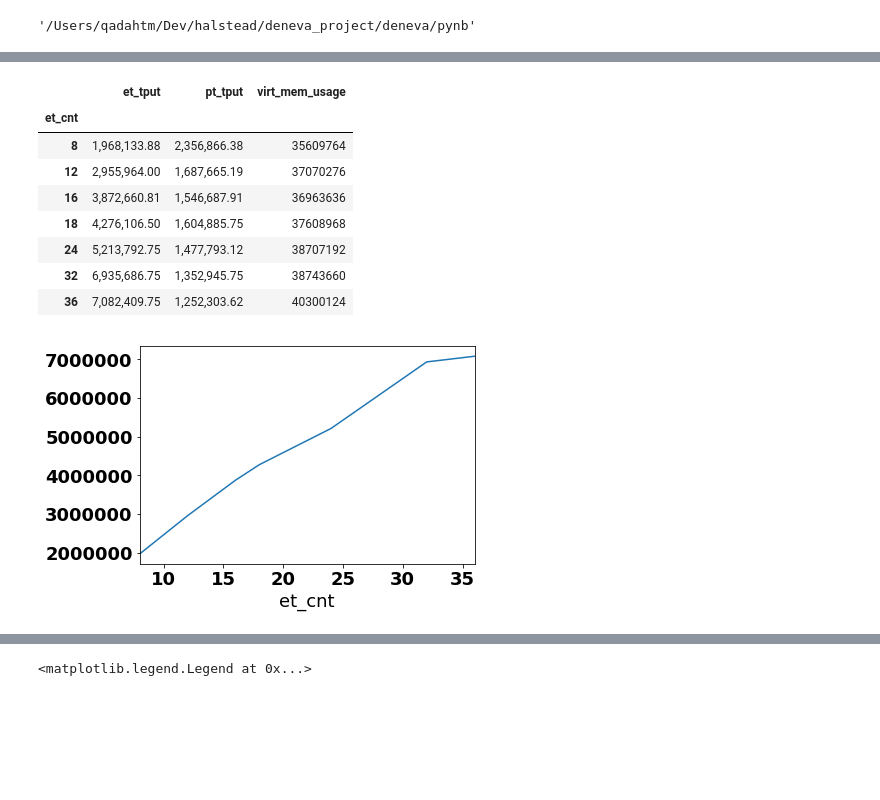
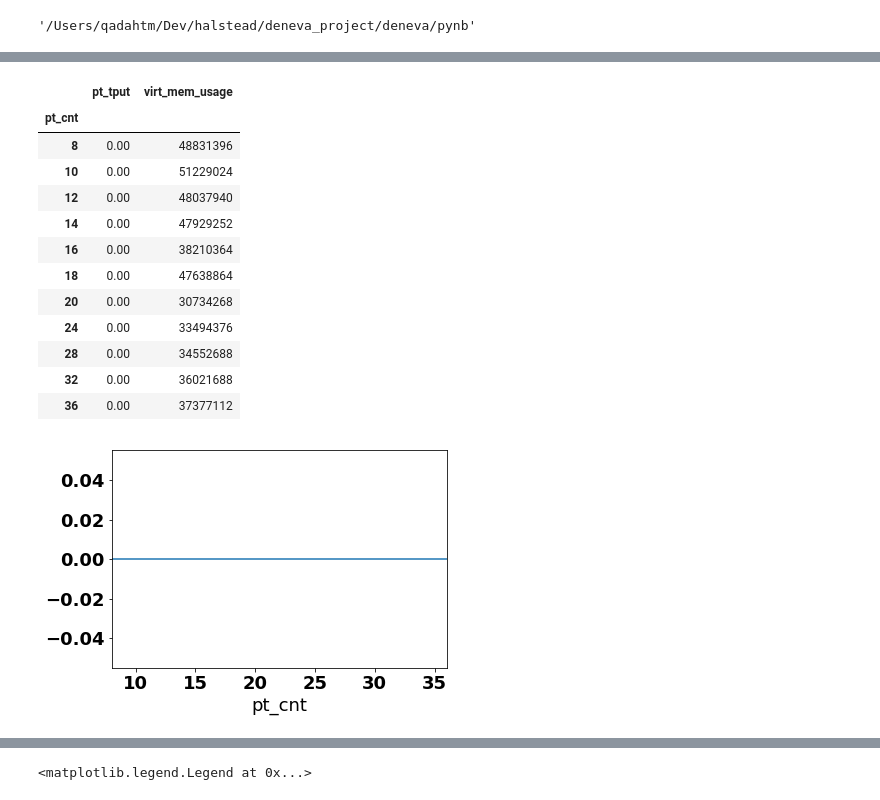
Before and after one commit to qadahtm/deneva, a Jupyter notebook: pynb/QueCC.ipynb, the cells around one changed output, grey strips where cells are left out. Saved outputs shown, nothing was run; the diff lists cells and outputs as text; code cells hidden in the pictures; blank space fills up the shorter version.

Commit message:
Configurable batch_map layout; server initializes messages instead of queries(configurable); fixed and improved stats collection;

```diff
--- a/pynb/QueCC.ipynb
+++ b/pynb/QueCC.ipynb
@@ -322,6 +322,31 @@ directory = "/Users/qadahtm/Dev/halstead/deneva_project/deneva/exp_results/fixed
 directory = "/Users/qadahtm/Dev/halstead/deneva_project/deneva/exp_results/fixed_mode_lookup_simple_eagersplit_readonly2"
 
 directory = "/Users/qadahtm/Dev/halstead/deneva_project/deneva/exp_results/fixed_mode_withdb_simple_eagersplit2"
+directory = "/Users/qadahtm/Dev/halstead/deneva_project/deneva/exp_results/normal_mode_withdb_simple_eagersplit"
+
+directory = "/Users/qadahtm/Dev/halstead/deneva_project/deneva/exp_results/normal_mode_withdb_simple_eagersplit_uniform"
+
+# directory = "/Users/qadahtm/Dev/halstead/deneva_project/deneva/exp_results/normal_mode_withdb_simple_lazysplit_uniform"
+# directory = "/Users/qadahtm/Dev/halstead/deneva_project/deneva/exp_results/fixed_mode_withdb_simple_lazysplit_bptet"
+# directory = "/Users/qadahtm/Dev/halstead/deneva_project/deneva/exp_results/fixed_mode_withdb_simple_lazysplit_ptet"
+# directory = "/Users/qadahtm/Dev/halstead/deneva_project/deneva/exp_results/fixed_mode_withdb_simple_nosplit_ptet"
+# directory = "/Users/qadahtm/Dev/halstead/deneva_project/deneva/exp_results/fixed_mode_withdb_simple_eagersplit_ptet4"
+# directory = "/Users/qadahtm/Dev/halstead/deneva_project/deneva/exp_results/fixed_mode_withdb_simple_nosplit_ptet3"
+directory = "/Users/qadahtm/Dev/halstead/deneva_project/deneva/exp_results/2017-07-17-12-09-49-PM"
+
+#Deneva ClientQueryQueue Initialize queries and create messages on the fly
+directory = "/Users/qadahtm/Dev/halstead/deneva_project/deneva/exp_results/2017-07-17-12-39-21-PM"
+
+#Intialize messages and reuse them
+directory = "/Users/qadahtm/Dev/halstead/deneva_project/deneva/exp_results/2017-07-17-01-09-40-PM"
+
+directory = "/Users/qadahtm/Dev/halstead/deneva_project/deneva/exp_results/2017-07-17-02-42-22-PM"
+# directory = "/Users/qadahtm/Dev/halstead/deneva_project/deneva/exp_results/normal_mode_withdb_simple_eagersplit_ptet"
+
+
+directory = "/Users/qadahtm/Dev/halstead/deneva_project/deneva/exp_results/normal_mode_withdb_simple_nosplit_ptet_msgs"
+
+directory = "/Users/qadahtm/Dev/halstead/deneva_project/deneva/exp_results/normal_mode_withdb_simple_eagersplit_quecc_nowait_zt0zt6"
 
 resFiles = os.listdir(directory)
 # print(resFiles)
@@ -397,7 +422,7 @@ for fname in resFiles:
                 data['worker_cnt'].append(int(e_data['g_thread_cnt']))
 
         if (cc_alg == 'QUECC'):
-            data['worker_cnt'].append(int(e_data['g_thread_cnt'])*2)
+            data['worker_cnt'].append(pt_cnt+et_cnt)
         else:
             data['worker_cnt'].append(int(e_data['g_thread_cnt']))
 
@@ -442,7 +467,8 @@ df = pd.DataFrame(data)
 # df = df[df.worker_cnt>24]
 # df = df[df.cc_alg == 'QUECC']
 # df = df[df.zipf_theta != '0.9']
-# df = df[df.zipf_theta != '0.0']
+# df = df[df.zipf_theta == '0.0']
+df = df[df.zipf_theta == '0.6']
 # df = df[df.commit_strategy != 'IMMEDIATE']
 # df = df[df.et_tput != 0]
 # df = df[df.pt_perc == 50]
@@ -509,25 +543,31 @@ grouped
 # %%
 # grouped = df.groupby(['cc_alg','zipf_theta', 'worker_cnt', 'pt_perc','commit_strategy', 'pt_cnt', 'et_cnt']).tput.agg(['count', 'min', 'max', 'mean'])
 pd.options.display.float_format = '{:,.2f}'.format
 # agg_req_fixed = {'total_tput':'mean', 'et_tput':'mean', 'pt_tput':'mean', 'total_time':'mean', 'pt_time':'mean', 'et_time':'mean'}
-agg_req_fixed = {'et_tput':'mean','pt_tput':'mean','virt_mem_usage':'mean'}
+# agg_req_fixed = {'et_tput':'mean','pt_tput':'mean','virt_mem_usage':'mean'}
+agg_req_fixed = {'pt_tput':'mean','virt_mem_usage':'mean'}
 agg_req = agg_req_fixed
 # grouped = df.groupby(['cc_alg','zipf_theta', 'worker_cnt', 'pt_perc','commit_strategy', 'pt_cnt', 'et_cnt']).agg(agg_req)
-grouped = df.groupby(['et_cnt']).agg(agg_req)
+# grouped = df.groupby(['et_cnt', 'pt_cnt']).agg(agg_req)
+grouped = df.groupby(['pt_cnt']).agg(agg_req)
 # grouped = df.groupby(['et_cnt']).agg(agg_req)
 # grouped['pt_tput'].plot()
-grouped['et_tput'].plot()
+grouped['pt_tput'].plot()
 grouped
 # %% [output]
-|  | et_tput | pt_tput | virt_mem_usage |
-| et_cnt |  |  |  |
-| 8 | 1,968,133.88 | 2,356,866.38 | 35609764 |
-| 12 | 2,955,964.00 | 1,687,665.19 | 37070276 |
-| 16 | 3,872,660.81 | 1,546,687.91 | 36963636 |
-| 18 | 4,276,106.50 | 1,604,885.75 | 37608968 |
-| 24 | 5,213,792.75 | 1,477,793.12 | 38707192 |
-| 32 | 6,935,686.75 | 1,352,945.75 | 38743660 |
-| 36 | 7,082,409.75 | 1,252,303.62 | 40300124 |
+|  | pt_tput | virt_mem_usage |
+| pt_cnt |  |  |
+| 8 | 0.00 | 48831396 |
+| 10 | 0.00 | 51229024 |
+| 12 | 0.00 | 48037940 |
+| 14 | 0.00 | 47929252 |
+| 16 | 0.00 | 38210364 |
+| 18 | 0.00 | 47638864 |
+| 20 | 0.00 | 30734268 |
+| 24 | 0.00 | 33494376 |
+| 28 | 0.00 | 34552688 |
+| 32 | 0.00 | 36021688 |
+| 36 | 0.00 | 37377112 |
-[figure, old version]
+[figure, new version]
 # %%
 # no_storage_access_grouped_50 = grouped
```
Also changed, not shown: parts of 12 cells of this notebook, 13 other files.
